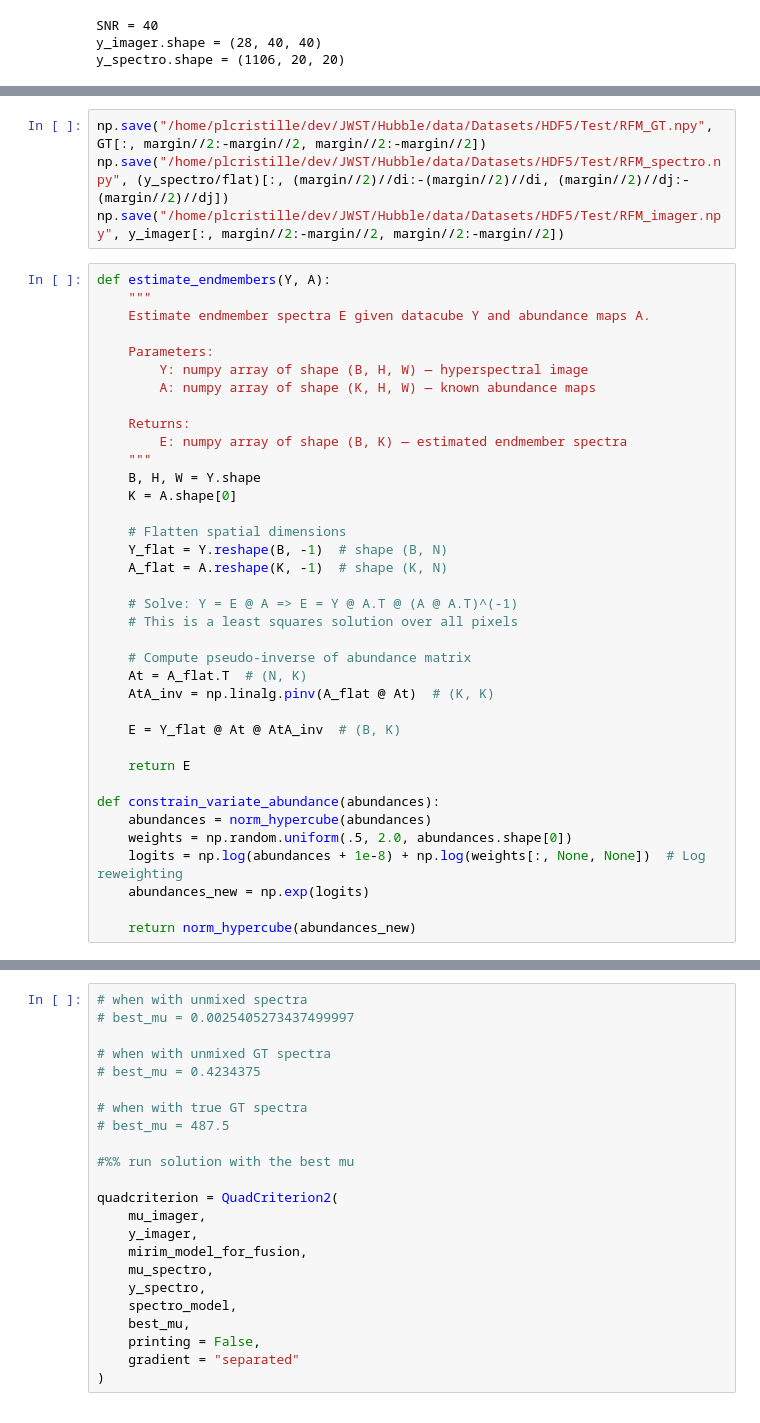
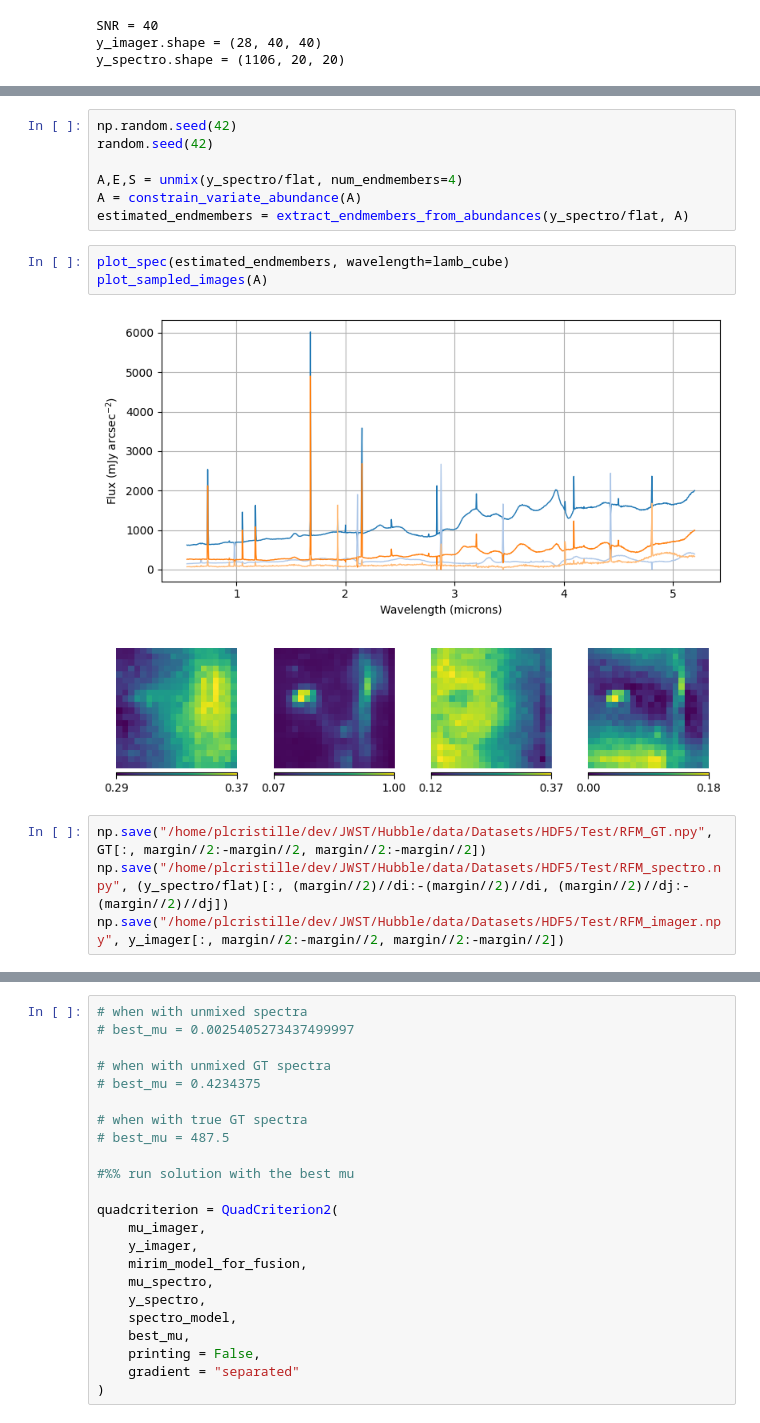
Before and after one commit to Pierre-LaurentC/MS-HS-Fusion-Study-Case, a Jupyter notebook: run_fusion_methods.ipynb, the cells around one changed output, grey strips where cells are left out. Cells and saved outputs as stored; diff of their text form.

```diff
--- a/run_fusion_methods.ipynb
+++ b/run_fusion_methods.ipynb
@@ -265,41 +390,17 @@ y_spectro.shape = (1106, 20, 20)
+# %%
+np.random.seed(42)
+random.seed(42)
+
+A,E,S = unmix(y_spectro/flat, num_endmembers=4)
+A = constrain_variate_abundance(A)
+estimated_endmembers = extract_endmembers_from_abundances(y_spectro/flat, A)
+# %%
+plot_spec(estimated_endmembers, wavelength=lamb_cube)
+plot_sampled_images(A)
+# %% [output]
+[figure, added]
+[figure, added]
 # %%
 np.save("/home/plcristille/dev/JWST/Hubble/data/Datasets/HDF5/Test/RFM_GT.npy", GT[:, margin//2:-margin//2, margin//2:-margin//2])
 np.save("/home/plcristille/dev/JWST/Hubble/data/Datasets/HDF5/Test/RFM_spectro.npy", (y_spectro/flat)[:, (margin//2)//di:-(margin//2)//di, (margin//2)//dj:-(margin//2)//dj])
 np.save("/home/plcristille/dev/JWST/Hubble/data/Datasets/HDF5/Test/RFM_imager.npy", y_imager[:, margin//2:-margin//2, margin//2:-margin//2])
-# %%
-def estimate_endmembers(Y, A):
-    """
-    Estimate endmember spectra E given datacube Y and abundance maps A.
-
-    Parameters:
-        Y: numpy array of shape (B, H, W) — hyperspectral image
-        A: numpy array of shape (K, H, W) — known abundance maps
-
-    Returns:
-        E: numpy array of shape (B, K) — estimated endmember spectra
-    """
-    B, H, W = Y.shape
-    K = A.shape[0]
-
-    # Flatten spatial dimensions
-    Y_flat = Y.reshape(B, -1)  # shape (B, N)
-    A_flat = A.reshape(K, -1)  # shape (K, N)
-
-    # Solve: Y = E @ A => E = Y @ A.T @ (A @ A.T)^(-1)
-    # This is a least squares solution over all pixels
-
-    # Compute pseudo-inverse of abundance matrix
-    At = A_flat.T  # (N, K)
-    AtA_inv = np.linalg.pinv(A_flat @ At)  # (K, K)
-
-    E = Y_flat @ At @ AtA_inv  # (B, K)
-
-    return E
-
-def constrain_variate_abundance(abundances):
-    abundances = norm_hypercube(abundances)
-    weights = np.random.uniform(.5, 2.0, abundances.shape[0])
-    logits = np.log(abundances + 1e-8) + np.log(weights[:, None, None])  # Log reweighting
-    abundances_new = np.exp(logits)
-
-    return norm_hypercube(abundances_new)
```
Also changed, not shown: parts of 18 cells of this notebook.
